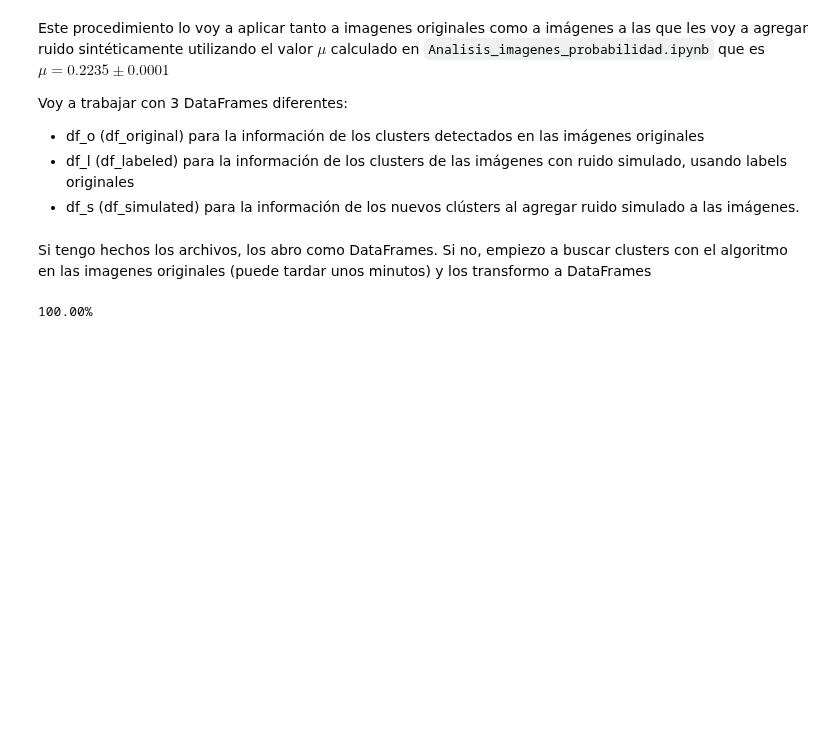
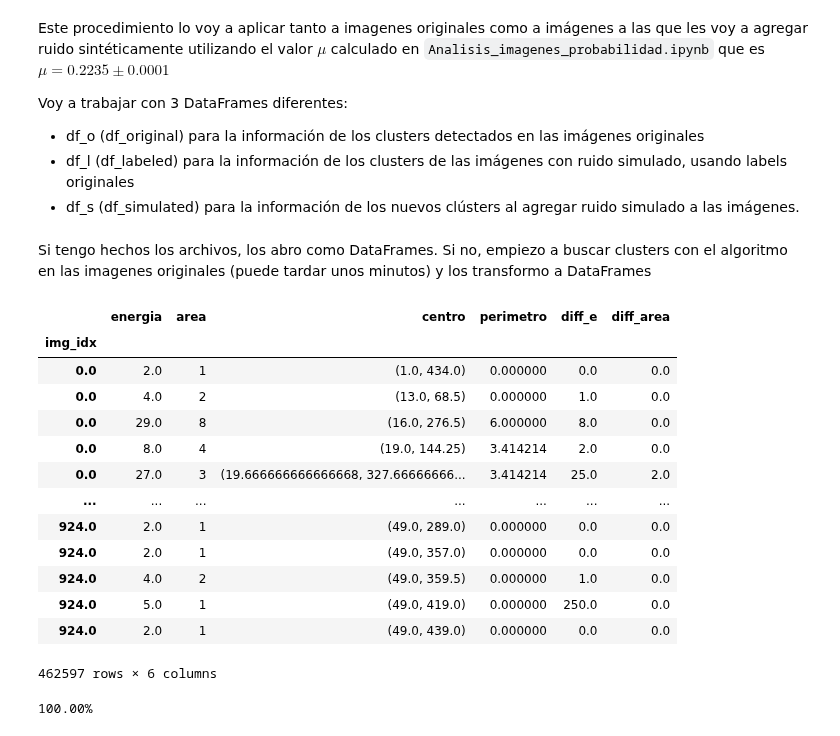
Before and after one commit to Igna11/Tesis-Skipper, a Jupyter notebook: Analisis_Imagenes_clusters.ipynb, the cells around one changed output. Drawn from its saved outputs; the diff is of its cells as text; code cells hidden in the pictures; blank space fills up the shorter version.

Commit message:
fix
Soluciono el error de que df_diff_ol no está definido. Por error lo habré borrado en algun momento. Ya lo volví a definir

```diff
--- a/Analisis_Imagenes_clusters.ipynb
+++ b/Analisis_Imagenes_clusters.ipynb
@@ -107,6 +107,29 @@ elif reescribir is True:
     del (lista_dics_o, lista_img_idx_o, lista_dics_l, lista_img_idx_l,
          lista_dics_s, lista_img_idx_s)
     gc.collect()
+# %%
+# Creo un DataFrame para las diferencias entre originales y medio simuladas\n",
+df_diff_ol = df_o.copy()
+df_diff_ol["diff_e"] = abs(df_o["energia"] - df_l["energia"])
+df_diff_ol["diff_area"] = abs(df_o["area"] - df_l["area"])
+df_diff_ol.set_index("img_idx", inplace=True)
+#df_diff_ol.drop([\"Unnamed: 0\"], axis=1, inplace=True)\n",
+df_diff_ol
+# %% [output]
+|  | energia | area | centro | perimetro | diff_e | diff_area |
+| img_idx |  |  |  |  |  |  |
+| 0.0 | 2.0 | 1 | (1.0, 434.0) | 0.000000 | 0.0 | 0.0 |
+| 0.0 | 4.0 | 2 | (13.0, 68.5) | 0.000000 | 1.0 | 0.0 |
+| 0.0 | 29.0 | 8 | (16.0, 276.5) | 6.000000 | 8.0 | 0.0 |
+| 0.0 | 8.0 | 4 | (19.0, 144.25) | 3.414214 | 2.0 | 0.0 |
+| 0.0 | 27.0 | 3 | (19.666666666666668, 327.66666666... | 3.414214 | 25.0 | 2.0 |
+| ... | ... | ... | ... | ... | ... | ... |
+| 924.0 | 2.0 | 1 | (49.0, 289.0) | 0.000000 | 0.0 | 0.0 |
+| 924.0 | 2.0 | 1 | (49.0, 357.0) | 0.000000 | 0.0 | 0.0 |
+| 924.0 | 4.0 | 2 | (49.0, 359.5) | 0.000000 | 1.0 | 0.0 |
+| 924.0 | 5.0 | 1 | (49.0, 419.0) | 0.000000 | 250.0 | 0.0 |
+| 924.0 | 2.0 | 1 | (49.0, 439.0) | 0.000000 | 0.0 | 0.0 |
+462597 rows × 6 columns
 # %%
 #=============================================================================
 # Ahora inteto matchear eventos de mismas imágenes
```
Also changed, not shown: parts of 9 cells of this notebook.
